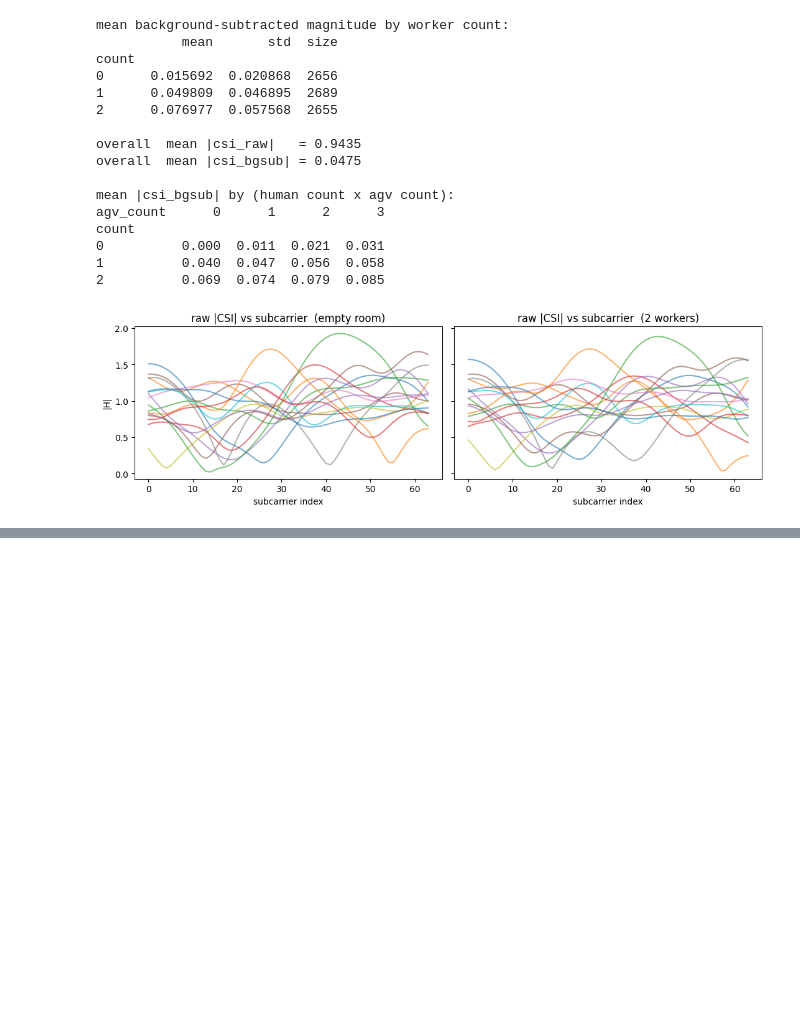
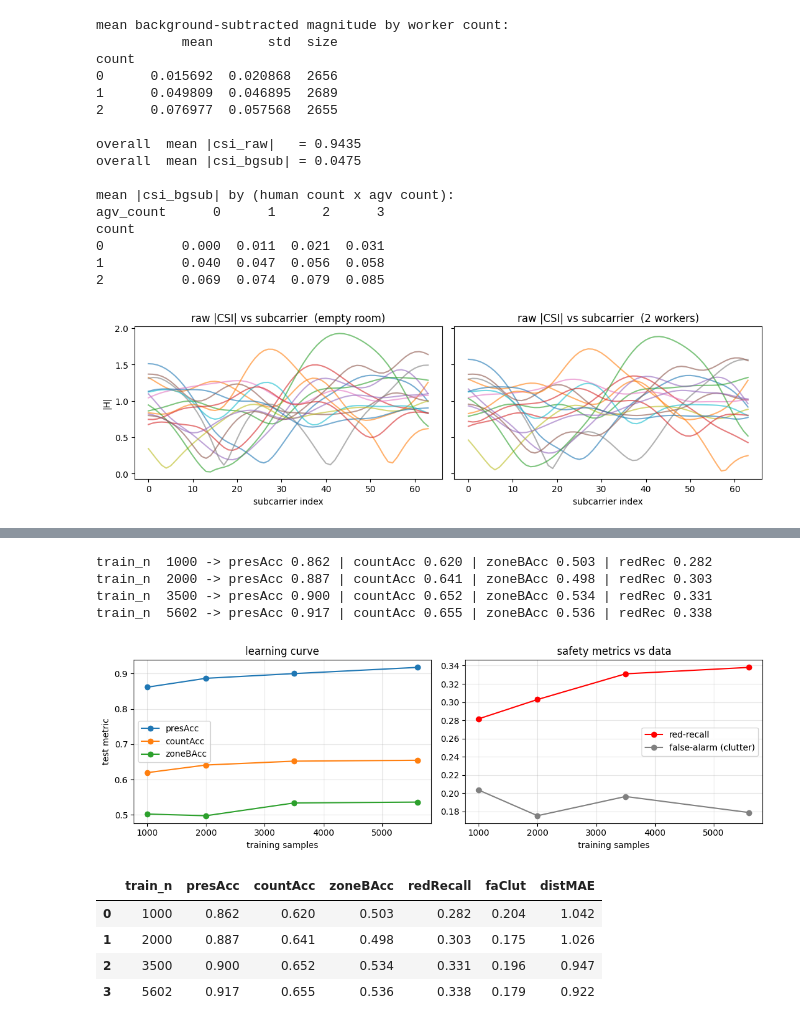
Before and after one commit to 77rap/UoW_WifiSensing, a Jupyter notebook: csi_multitask_v1.ipynb, the cells around one changed output, grey strips where cells are left out. Drawn from its saved outputs; the diff is of its cells as text; code cells hidden in the pictures; blank space fills up the shorter version.

```diff
--- a/csi_multitask_v0.ipynb
+++ b/csi_multitask_v1.ipynb
@@ -374,6 +424,9 @@ build_data ready | representations: complex / delay / delayangle
 # ================================================================
 # MODEL: Stage-1 tiny ResNet backbone + shared neck + 4 heads
 #   presence (binary) | count (3) | zone (4, clf mode) | dist (1, dist mode)
+# L3 HYBRID (v1): optional hand-computed physics features (phys_dim>0) are
+#   concatenated to the pooled CNN features before the neck. phys_dim=0 ->
+#   byte-for-byte the v0 model, so non-hybrid runs are unchanged.
 # ================================================================
 class BasicBlock(nn.Module):
     """ResNet basic block. Stride (1, s) downsamples ONLY the last (width) axis."""
@@ -398,8 +451,10 @@ class BasicBlock(nn.Module):
 
 
 class CSINetMulti(nn.Module):
-    def __init__(self, in_ch=8, stem=STEM_CH, stage_ch=STAGE_CH, stage_ds=STAGE_DS, p=DROPOUT_P):
+    def __init__(self, in_ch=8, stem=STEM_CH, stage_ch=STAGE_CH, stage_ds=STAGE_DS,
+                 p=DROPOUT_P, phys_dim=0):
         super().__init__()
+        self.phys_dim = phys_dim
         self.stem = nn.Sequential(nn.Conv2d(in_ch, stem, 3, padding=1, bias=False),
                                   nn.BatchNorm2d(stem), nn.ReLU(inplace=True))
         blocks, c = [], stem
@@ -407,16 +462,20 @@ class CSINetMulti(nn.Module):
             blocks.append(BasicBlock(c, cout, stride_w=2 if ds else 1)); c = cout
         self.stages = nn.Sequential(*blocks)
         self.pool = nn.AdaptiveAvgPool2d(1)
-        self.neck = nn.Sequential(nn.Linear(c, 64), nn.ReLU(inplace=True), nn.Dropout(p))
+        # neck input = pooled CNN features (c) + hand-computed physics (phys_dim)
+        self.neck = nn.Sequential(nn.Linear(c + phys_dim, 64), nn.ReLU(inplace=True), nn.Dropout(p))
         self.head_presence = nn.Linear(64, 1)
         self.head_count = nn.Linear(64, N_COUNT)
         self.head_zone = nn.Linear(64, N_ZONE)   # ZONE_MODE='clf'
         self.head_dist = nn.Linear(64, 1)        # ZONE_MODE='dist' (metres)
 
-    def forward(self, x):
-        f = self.pool(self.stages(self.stem(x))).flatten(1)
+    def forward(self, x, phys=None):
+        f = self.pool(self.stages(self.stem(x))).flatten(1)   # [B, c] learned features
+        if self.phys_dim:
+            f = torch.cat([f, phys], dim=1)                   # + hand-computed physics
         f = self.neck(f)
         return (self.head_presence(f).squeeze(1), self.head_count(f),
                 self.head_zone(f), self.head_dist(f).squeeze(1))
 
-print(f'model params: {sum(p.numel() for p in CSINetMulti().parameters()):,}')
+print(f'model params (no physics)  : {sum(p.numel() for p in CSINetMulti().parameters()):,}')
+print(f'model params (phys_dim=36) : {sum(p.numel() for p in CSINetMulti(phys_dim=36).parameters()):,}')
@@ -620,3 +705,45 @@ per-run checkpoints: csi_multitask_<name>.pt in /content
+# %%
+# ================================================================
+# LEARNING CURVE -- is 8k enough? Train the baseline on growing
+# subsets of the TRAIN split (val/test fixed) and plot metrics vs size.
+# ================================================================
+LC_CFG = dict(name='lc', input='bgsub', rep='complex', zone_mode='dist', split_mode='stored')
+full_n = int(build_data(LC_CFG)['tr'].sum())
+LC_SIZES = [1000, 2000, 3500, full_n]     # last point = full training set
+
+lc_rows = []
+for n in LC_SIZES:
+    row, _ = run_experiment({**LC_CFG, 'train_n': n, 'no_save': True, 'name': f'lc_{n}'})
+    lc_rows.append(dict(train_n=int(row['trainN']), presAcc=row['presAcc'], countAcc=row['countAcc'],
+                        zoneBAcc=row['zoneBAcc'], redRecall=row['redRecall'],
+                        faClut=row['faClut'], distMAE=row['distMAE']))
+    print(f"train_n {int(row['trainN']):>5} -> presAcc {row['presAcc']:.3f} | countAcc {row['countAcc']:.3f} "
+          f"| zoneBAcc {row['zoneBAcc']:.3f} | redRec {row['redRecall']:.3f}")
+lc_df = pd.DataFrame(lc_rows)
+lc_df.to_csv(os.path.join(BASE_DIR, 'results_learning_curve.csv'), index=False)
+
+fig, ax = plt.subplots(1, 2, figsize=(11, 3.6))
+for mtr in ['presAcc', 'countAcc', 'zoneBAcc']:
+    ax[0].plot(lc_df['train_n'], lc_df[mtr], marker='o', label=mtr)
+ax[0].set_xlabel('training samples'); ax[0].set_ylabel('test metric')
+ax[0].set_title('learning curve'); ax[0].legend(); ax[0].grid(alpha=0.3)
+ax[1].plot(lc_df['train_n'], lc_df['redRecall'], marker='o', color='red', label='red-recall')
+ax[1].plot(lc_df['train_n'], lc_df['faClut'], marker='o', color='gray', label='false-alarm (clutter)')
+ax[1].set_xlabel('training samples'); ax[1].set_title('safety metrics vs data')
+ax[1].legend(); ax[1].grid(alpha=0.3)
+fig.tight_layout(); plt.show()
+lc_df.round(3)
+# %% [output]
+train_n  1000 -> presAcc 0.862 | countAcc 0.620 | zoneBAcc 0.503 | redRec 0.282
+train_n  2000 -> presAcc 0.887 | countAcc 0.641 | zoneBAcc 0.498 | redRec 0.303
+train_n  3500 -> presAcc 0.900 | countAcc 0.652 | zoneBAcc 0.534 | redRec 0.331
+train_n  5602 -> presAcc 0.917 | countAcc 0.655 | zoneBAcc 0.536 | redRec 0.338
+[figure, added]
+|  | train_n | presAcc | countAcc | zoneBAcc | redRecall | faClut | distMAE |
+| 0 | 1000 | 0.862 | 0.620 | 0.503 | 0.282 | 0.204 | 1.042 |
+| 1 | 2000 | 0.887 | 0.641 | 0.498 | 0.303 | 0.175 | 1.026 |
+| 2 | 3500 | 0.900 | 0.652 | 0.534 | 0.331 | 0.196 | 0.947 |
+| 3 | 5602 | 0.917 | 0.655 | 0.536 | 0.338 | 0.179 | 0.922 |
 # %% [markdown]
 ## How to read the results
 
```
Also changed, not shown: parts of 10 cells of this notebook, 3 other files.
